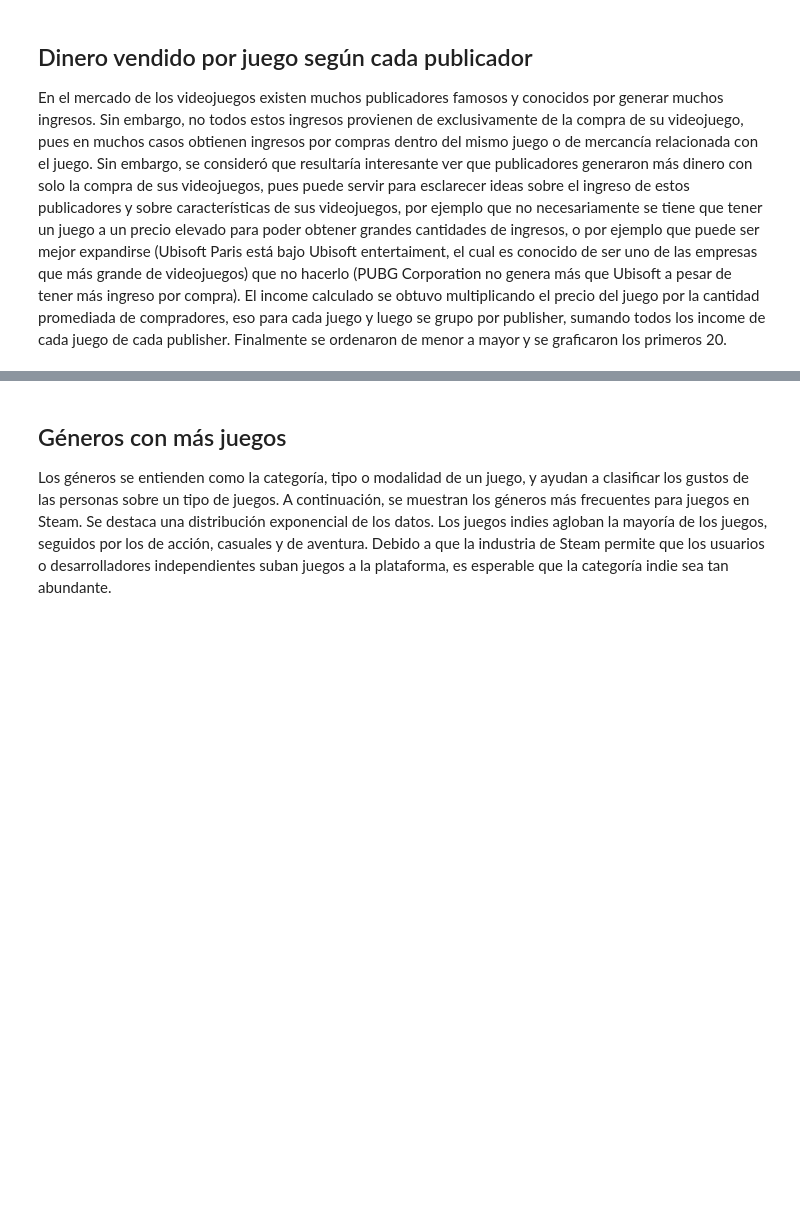
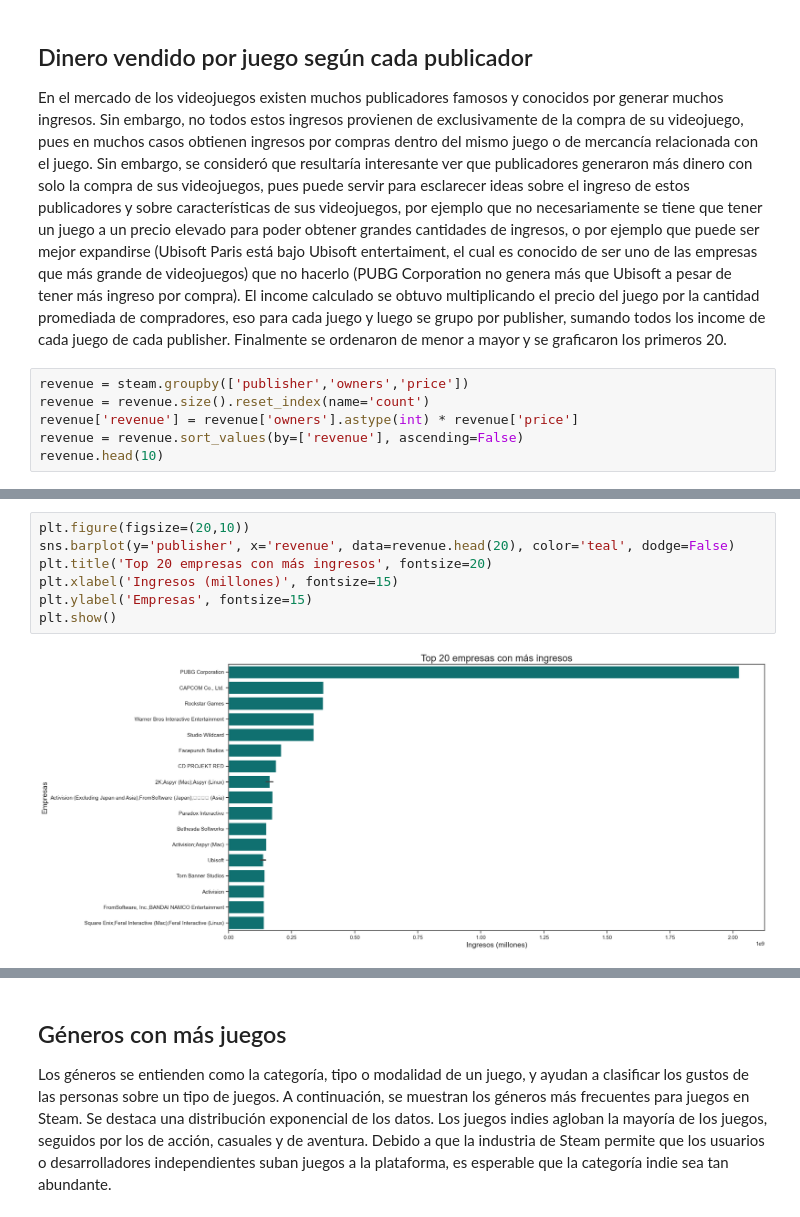
Before and after one commit to SimonSanfeliu/grupo_10_data_mining, a Jupyter notebook: Hito 2.ipynb, the cells around one changed output, grey strips where cells are left out. Cells and saved outputs as stored; diff of their text form; blank space fills up the shorter version.

```diff
--- a/Hito 2.ipynb
+++ b/Hito 2.ipynb
@@ -144,3 +144,9 @@ plt.show()
 ## Dinero vendido por juego según cada publicador
 
 En el mercado de los videojuegos existen muchos publicadores famosos y conocidos por generar muchos ingresos. Sin embargo, no todos estos ingresos provienen de exclusivamente de la compra de su videojuego, pues en muchos casos obtienen ingresos por compras dentro del mismo juego o de mercancía relacionada con el juego. Sin embargo, se consideró que resultaría interesante ver que publicadores generaron más dinero con solo la compra de sus videojuegos, pues puede servir para esclarecer ideas sobre el ingreso de estos publicadores y sobre características de sus videojuegos, por ejemplo que no necesariamente se tiene que tener un juego a un precio elevado para poder obtener grandes cantidades de ingresos, o por ejemplo que puede ser mejor expandirse (Ubisoft Paris está bajo Ubisoft entertaiment, el cual es conocido de ser uno de las empresas que más grande de videojuegos) que no hacerlo (PUBG Corporation no genera más que Ubisoft a pesar de tener más ingreso por compra). El income calculado se obtuvo multiplicando el precio del juego por la cantidad promediada de compradores, eso para cada juego y luego se grupo por publisher, sumando todos los income de cada juego de cada publisher. Finalmente se ordenaron de menor a mayor y se graficaron los primeros 20.
+# %%
+revenue = steam.groupby(['publisher','owners','price'])
+revenue = revenue.size().reset_index(name='count')
+revenue['revenue'] = revenue['owners'].astype(int) * revenue['price']
+revenue = revenue.sort_values(by=['revenue'], ascending=False)
+revenue.head(10)
@@ -146,0 +165,9 @@ En el mercado de los videojuegos existen muchos publicadores famosos y conocidos
+# %%
+plt.figure(figsize=(20,10))
+sns.barplot(y='publisher', x='revenue', data=revenue.head(20), color='teal', dodge=False)
+plt.title('Top 20 empresas con más ingresos', fontsize=20)
+plt.xlabel('Ingresos (millones)', fontsize=15)
+plt.ylabel('Empresas', fontsize=15)
+plt.show()
+# %% [output]
+[figure, added]
```
Also changed, not shown: parts of 3 cells of this notebook.
